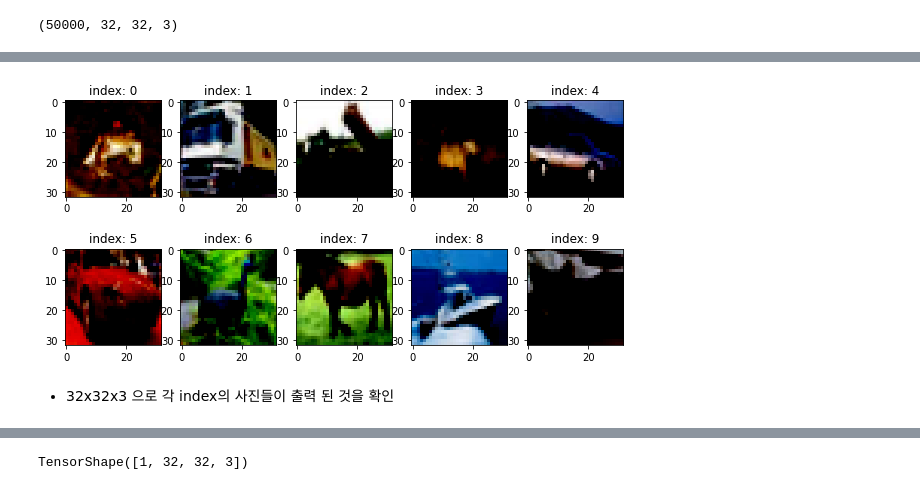
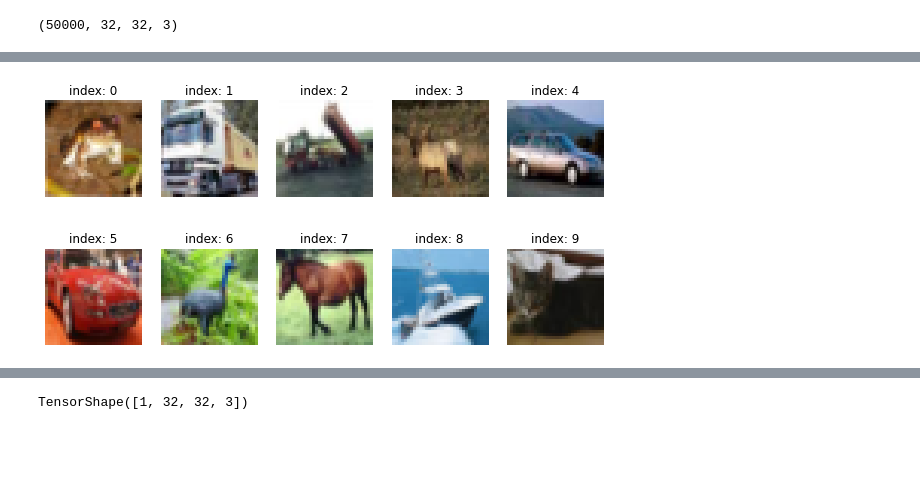
Before and after one commit to fmfmsd/Chamchee, a Jupyter notebook: Exploration2/Ex11/Exploration11.ipynb, the cells around one changed output, grey strips where cells are left out. Cells and saved outputs as stored; diff of their text form; code cells hidden in the pictures; blank space fills up the shorter version.

```diff
--- a/Exploration2/Ex11/Exploration11.ipynb
+++ b/Exploration2/Ex11/Exploration11.ipynb
@@ -65,9 +42,10 @@ WARNING:matplotlib.image:Clipping input data to the valid range for imshow with
 # %%
-plt.figure(figsize=(10,5))
+plt.figure(figsize=(10, 5))
 
 for i in range(10):
-    plt.subplot(2,5,i+1)
-    plt.imshow(train_x[i])
+    plt.subplot(2, 5, i+1)
+    plt.imshow((train_x[i].reshape(32, 32, 3)+1)/2)
     plt.title(f'index: {i}')
+    plt.axis('off')
 plt.show()
 # %% [output]
@@ -84,3 +52 @@ WARNING:matplotlib.image:Clipping input data to the valid range for imshow with
-[figure, old version]
+[figure, new version]
-# %% [markdown]
-- 32x32x3 으로 각 index의 사진들이 출력 된 것을 확인
```
Also changed, not shown: parts of 61 cells of this notebook.
